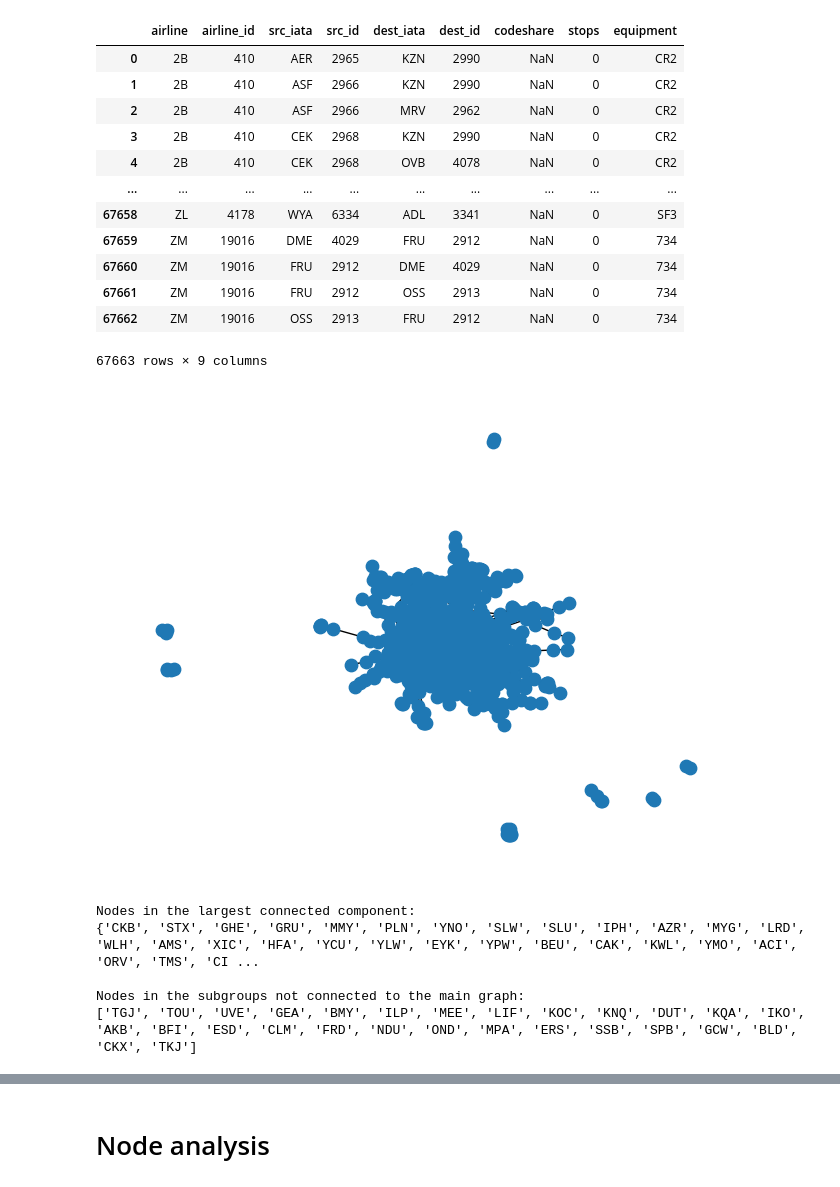
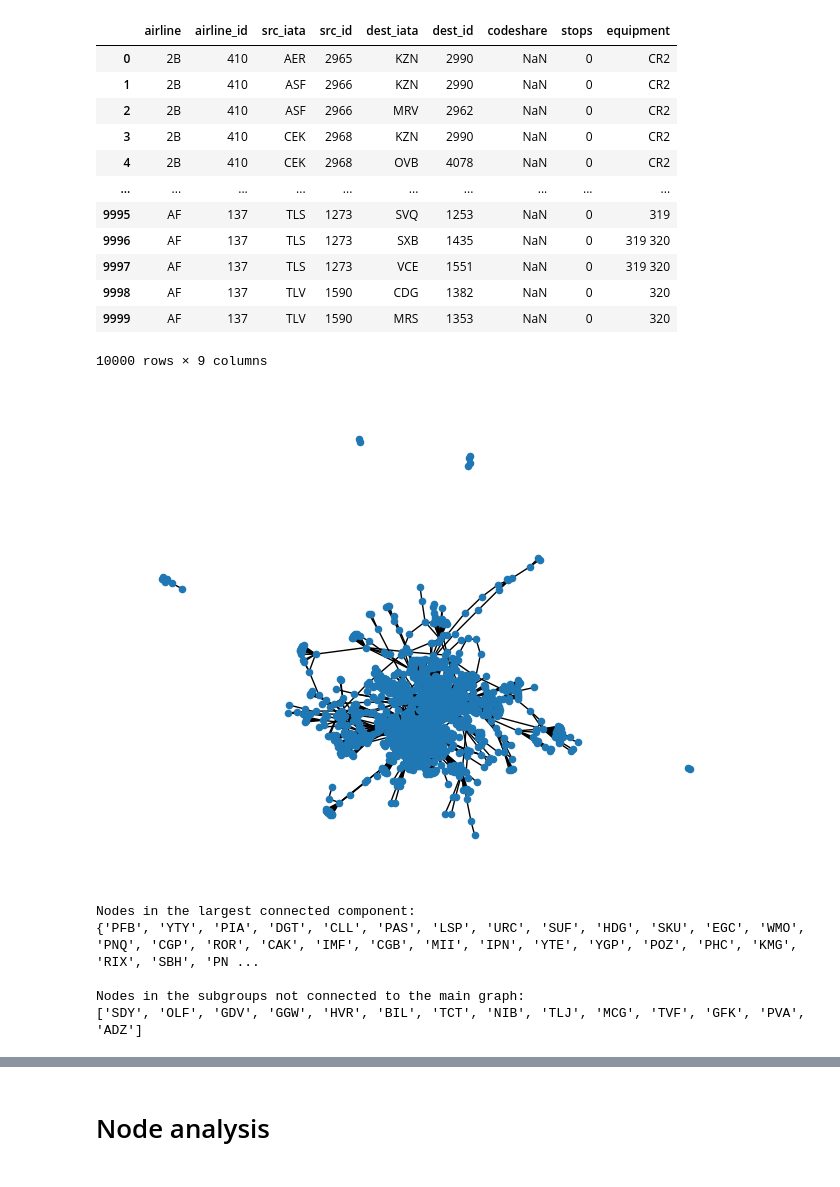
Before and after one commit to Vicente-Lorenzo/NetworkScience, a Jupyter notebook: Project_Research.ipynb, the cells around one changed output, grey strips where cells are left out. Cells and saved outputs as stored; diff of their text form; code cells hidden in the pictures.

```diff
--- a/Project_Research.ipynb
+++ b/Project_Research.ipynb
@@ -10,6 +10,7 @@ import pandas as pd
 import matplotlib.pyplot as plt
 # %%
 airlines_data = pd.read_csv('airlines.csv')
+airlines_data = airlines_data.head(10000)
 G = nx.Graph()
 edges = [(row['src_iata'], row['dest_iata']) for _, row in airlines_data.iterrows()]
 G.add_edges_from(edges)
@@ -23,17 +24,17 @@ airlines_data
 | 3 | 2B | 410 | CEK | 2968 | KZN | 2990 | NaN | 0 | CR2 |
 | 4 | 2B | 410 | CEK | 2968 | OVB | 4078 | NaN | 0 | CR2 |
 | ... | ... | ... | ... | ... | ... | ... | ... | ... | ... |
-| 67658 | ZL | 4178 | WYA | 6334 | ADL | 3341 | NaN | 0 | SF3 |
-| 67659 | ZM | 19016 | DME | 4029 | FRU | 2912 | NaN | 0 | 734 |
-| 67660 | ZM | 19016 | FRU | 2912 | DME | 4029 | NaN | 0 | 734 |
-| 67661 | ZM | 19016 | FRU | 2912 | OSS | 2913 | NaN | 0 | 734 |
-| 67662 | ZM | 19016 | OSS | 2913 | FRU | 2912 | NaN | 0 | 734 |
+| 9995 | AF | 137 | TLS | 1273 | SVQ | 1253 | NaN | 0 | 319 |
+| 9996 | AF | 137 | TLS | 1273 | SXB | 1435 | NaN | 0 | 319 320 |
+| 9997 | AF | 137 | TLS | 1273 | VCE | 1551 | NaN | 0 | 319 320 |
+| 9998 | AF | 137 | TLV | 1590 | CDG | 1382 | NaN | 0 | 320 |
+| 9999 | AF | 137 | TLV | 1590 | MRS | 1353 | NaN | 0 | 320 |
-67663 rows × 9 columns
+10000 rows × 9 columns
 # %%
-nx.draw(G,node_size=80)
+nx.draw(G,node_size=20)
 plt.show()
 # %% [output]
-[figure, old version]
+[figure, new version]
 # %%
 # Assuming you have already created the graph 'G' using the provided code
 # Assuming you have also read the 'airlines.csv' data into a DataFrame called 'airlines_data'
@@ -62,10 +63,10 @@ print("\nNodes in the subgroups not connected to the main graph:")
 print(subgroup_nodes)
 # %% [output]
 Nodes in the largest connected component:
-{'CKB', 'STX', 'GHE', 'GRU', 'MMY', 'PLN', 'YNO', 'SLW', 'SLU', 'IPH', 'AZR', 'MYG', 'LRD', 'WLH', 'AMS', 'XIC', 'HFA', 'YCU', 'YLW', 'EYK', 'YPW', 'BEU', 'CAK', 'KWL', 'YMO', 'ACI', 'ORV', 'TMS', 'CI ...
+{'PFB', 'YTY', 'PIA', 'DGT', 'CLL', 'PAS', 'LSP', 'URC', 'SUF', 'HDG', 'SKU', 'EGC', 'WMO', 'PNQ', 'CGP', 'ROR', 'CAK', 'IMF', 'CGB', 'MII', 'IPN', 'YTE', 'YGP', 'POZ', 'PHC', 'KMG', 'RIX', 'SBH', 'PN ...
 
 Nodes in the subgroups not connected to the main graph:
-['TGJ', 'TOU', 'UVE', 'GEA', 'BMY', 'ILP', 'MEE', 'LIF', 'KOC', 'KNQ', 'DUT', 'KQA', 'IKO', 'AKB', 'BFI', 'ESD', 'CLM', 'FRD', 'NDU', 'OND', 'MPA', 'ERS', 'SSB', 'SPB', 'GCW', 'BLD', 'CKX', 'TKJ']
+['SDY', 'OLF', 'GDV', 'GGW', 'HVR', 'BIL', 'TCT', 'NIB', 'TLJ', 'MCG', 'TVF', 'GFK', 'PVA', 'ADZ']
 # %%
 G.remove_nodes_from(subgroup_nodes)
 # %%
```
Also changed, not shown: parts of 27 cells of this notebook.
